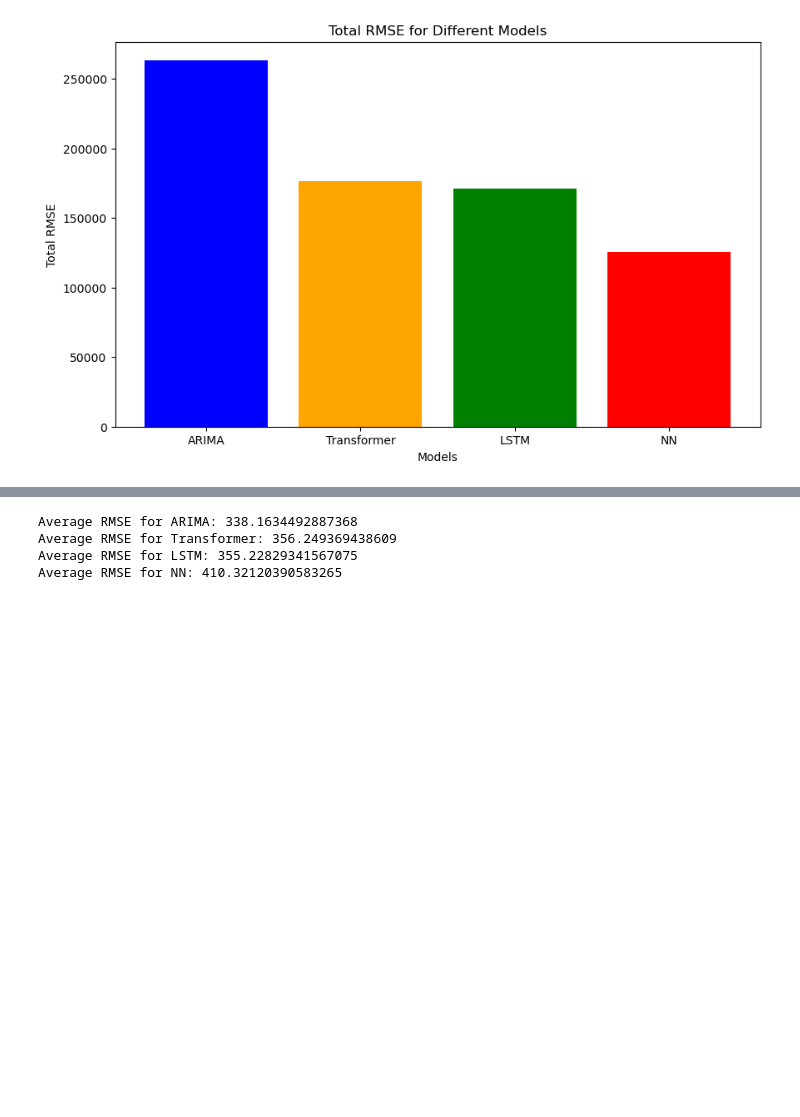
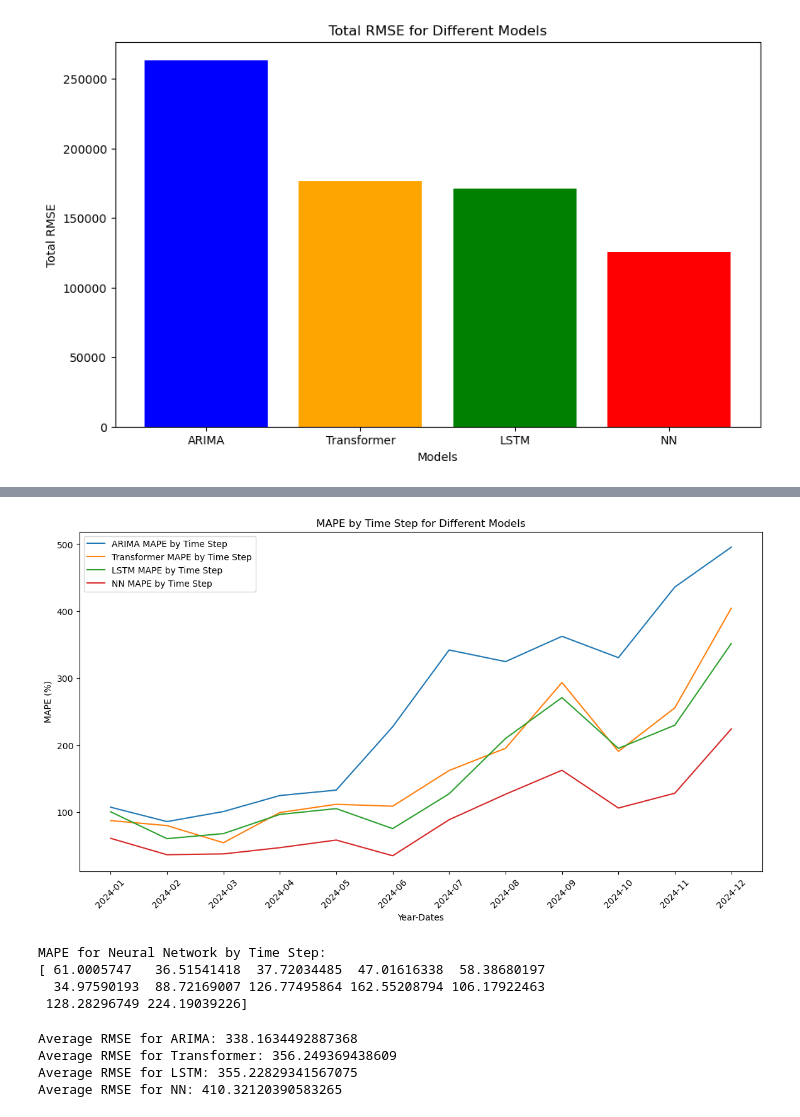
Before and after one commit to alanklin/AA-Capstone, a Jupyter notebook: Code/Notebooks/week5_model_building.ipynb, the cells around one changed output, grey strips where cells are left out. Saved outputs shown, nothing was run; the diff lists cells and outputs as text; code cells hidden in the pictures; blank space fills up the shorter version.

```diff
--- a/Code/Notebooks/week5_model_building.ipynb
+++ b/Code/Notebooks/week5_model_building.ipynb
@@ -461,3 +461,53 @@ plt.show()
+# %%
+import matplotlib.pyplot as plt
+
+# Define the regions of interest
+regions_of_interest = [
+    'San Diego Sector', 'El Centro Sector', 'Yuma Sector', 'Tucson Sector',
+    'El Paso Sector', 'Marfa Sector', 'Del Rio Sector', 'Laredo Sector', 'Rio Grande Valley Sector'
+]
+
+# Initialize a dictionary to store MAPE values for the regions of interest
+mape_values_interest = {region: rmse_values[region] for region in regions_of_interest if region in rmse_values}
+
+# Initialize a dictionary to store the MAPE values by time step for each model
+mape_by_time_step = {'ARIMA': np.zeros(seq_length), 'Transformer': np.zeros(seq_length), 'LSTM': np.zeros(seq_length), 'NN': np.zeros(seq_length)}
+
+# Calculate the MAPE by time step for each model
+for region, rmses in mape_values_interest.items():
+    true_test_data = sector_test.loc[region].values
+    for model in mape_by_time_step.keys():
+        forecast = tf_forecasts[region][:seq_length] if model == 'Transformer' else lstm_forecasts[region][:seq_length] if model == 'LSTM' else nn_forecasts[region][:seq_length] if model == 'NN' else arima_forecasts[region]
+        mape_by_time_step[model] += np.abs((forecast - true_test_data) / true_test_data)
+
+# Calculate the mean MAPE by time step
+for model in mape_by_time_step.keys():
+    mape_by_time_step[model] = (mape_by_time_step[model] / len(regions_of_interest)) * 100
+
+# Plot the MAPE by time step for each model
+plt.figure(figsize=(14, 7))
+for model, mape in mape_by_time_step.items():
+    plt.plot(range(seq_length), mape, label=f'{model} MAPE by Time Step')
+
+# Generate date range for the X-axis
+date_range = pd.date_range(start='2024-01-01', periods=seq_length, freq='ME')
+plt.xticks(ticks=range(seq_length), labels=date_range.strftime('%Y-%m'), rotation=45)
+
+plt.xlabel('Year-Dates')
+plt.ylabel('MAPE (%)')
+plt.title('MAPE by Time Step for Different Models')
+plt.legend()
+plt.show()
+
+# Print the MAPE for the Neural Network
+print("MAPE for Neural Network by Time Step:")
+print(mape_by_time_step['NN'])
+# %% [output]
+[figure, added]
+MAPE for Neural Network by Time Step:
+[ 61.0005747   36.51541418  37.72034485  47.01616338  58.38680197
+  34.97590193  88.72169007 126.77495864 162.55208794 106.17922463
+ 128.28296749 224.19039226]
 # %%
 # Define the sectors of interest
 sectors_of_interest = [
```
Also changed, not shown: parts of 1 cell of this notebook, 2 other files.
